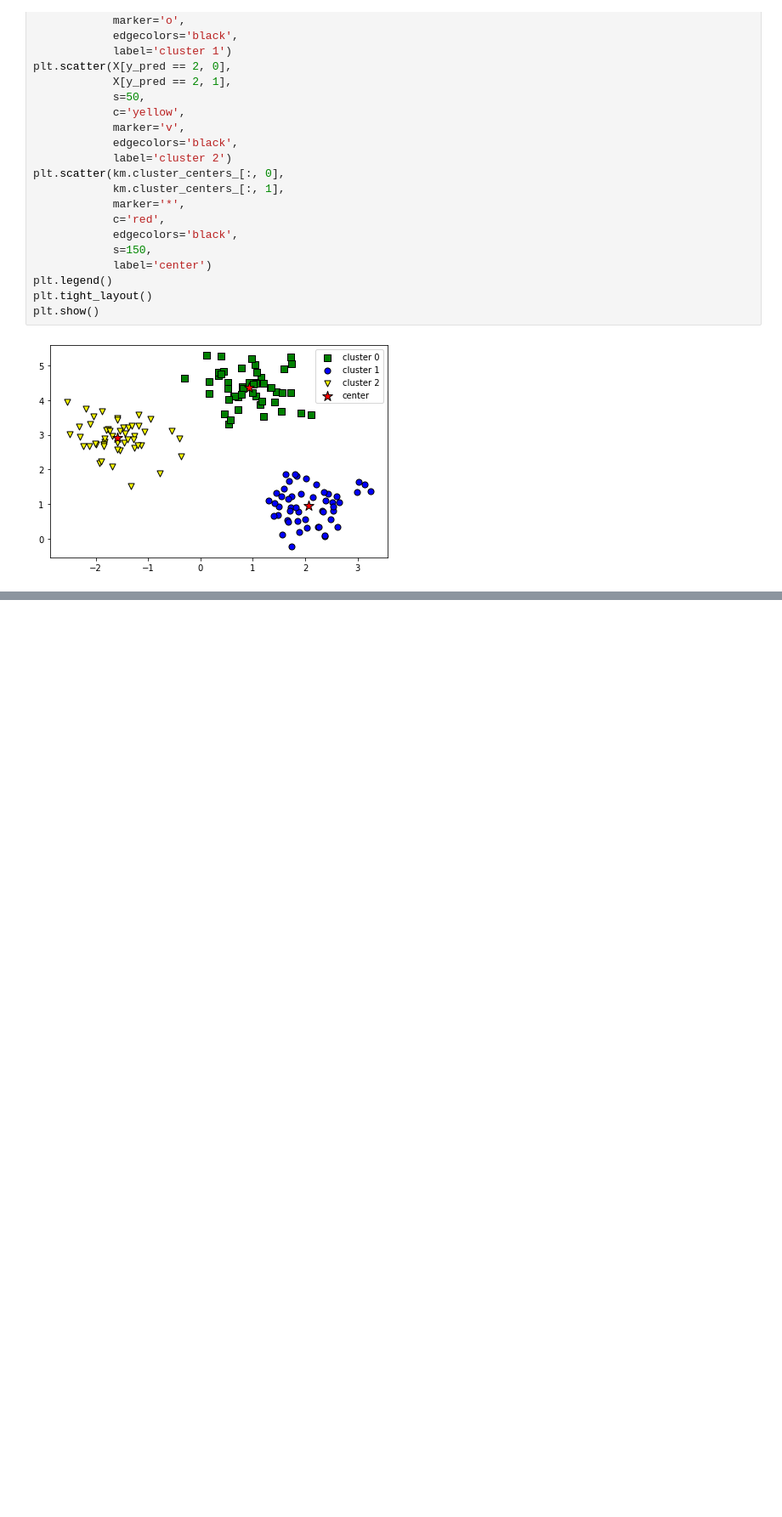
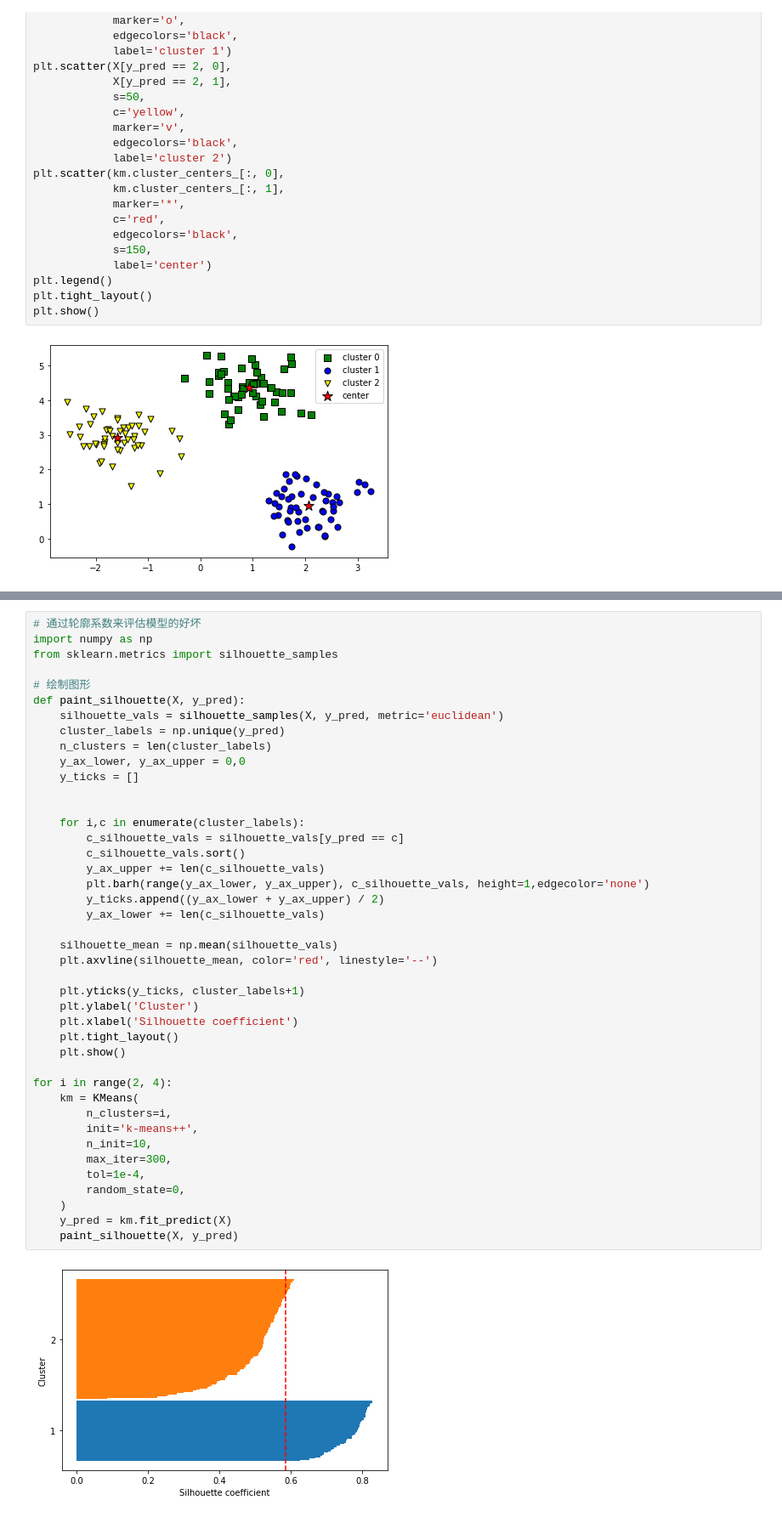
Before and after one commit to haormj/ml, a Jupyter notebook: 10.Cluster/1.kmeans.ipynb, the cells around one changed output, grey strips where cells are left out. Shown at 85% size. Drawn from its saved outputs; the diff is of its cells as text; blank space fills up the shorter version.

Commit message:
cluster: add silhouette coefficient example

```diff
--- a/10.Cluster/1.kmeans.ipynb
+++ b/10.Cluster/1.kmeans.ipynb
@@ -96,3 +97,47 @@ plt.show()
 # 用数学的语言描述就是当下降的阈值小于某个范围的时,就到达了拐点
 # %% [output]
 [figure]
+# %%
+# 通过轮廓系数来评估模型的好坏
+import numpy as np
+from sklearn.metrics import silhouette_samples
+
+# 绘制图形
+def paint_silhouette(X, y_pred):
+    silhouette_vals = silhouette_samples(X, y_pred, metric='euclidean')
+    cluster_labels = np.unique(y_pred)
+    n_clusters = len(cluster_labels)
+    y_ax_lower, y_ax_upper = 0,0
+    y_ticks = []
+
+
+    for i,c in enumerate(cluster_labels):
+        c_silhouette_vals = silhouette_vals[y_pred == c]
+        c_silhouette_vals.sort()
+        y_ax_upper += len(c_silhouette_vals)
+        plt.barh(range(y_ax_lower, y_ax_upper), c_silhouette_vals, height=1,edgecolor='none')
+        y_ticks.append((y_ax_lower + y_ax_upper) / 2)
+        y_ax_lower += len(c_silhouette_vals)
+
+    silhouette_mean = np.mean(silhouette_vals)
+    plt.axvline(silhouette_mean, color='red', linestyle='--')
+
+    plt.yticks(y_ticks, cluster_labels+1)
+    plt.ylabel('Cluster')
+    plt.xlabel('Silhouette coefficient')
+    plt.tight_layout()
+    plt.show()
+
+for i in range(2, 4):
+    km = KMeans(
+        n_clusters=i,
+        init='k-means++',
+        n_init=10,
+        max_iter=300,
+        tol=1e-4,
+        random_state=0,
+    )
+    y_pred = km.fit_predict(X)
+    paint_silhouette(X, y_pred)
+# %% [output]
+[figure, added]
```
Also changed, not shown: parts of 2 cells of this notebook.
